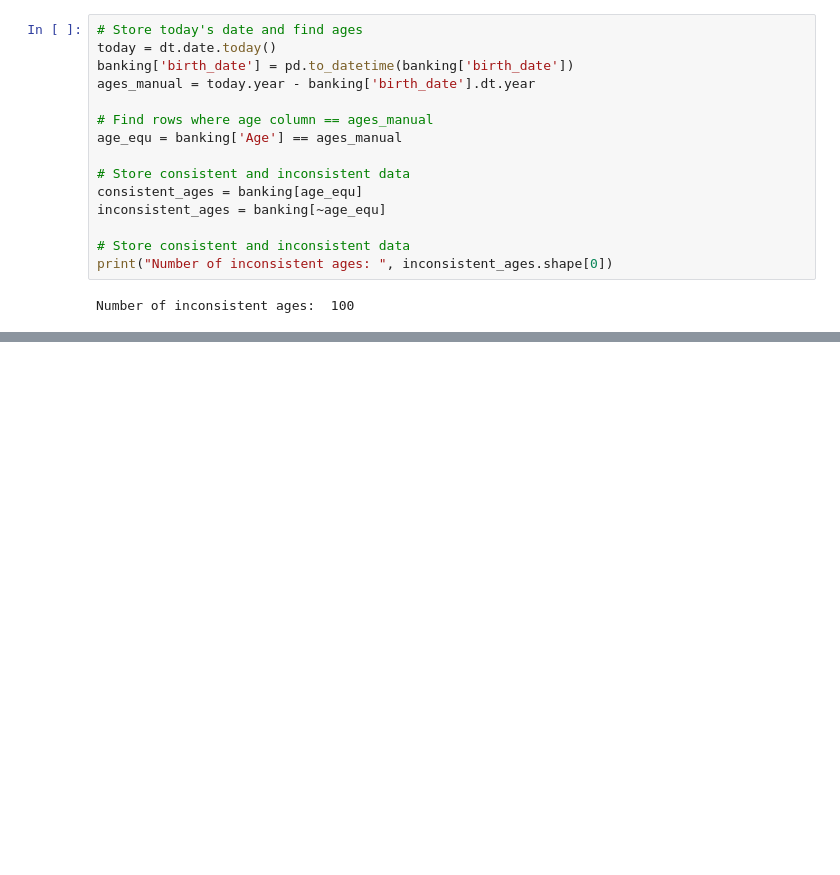
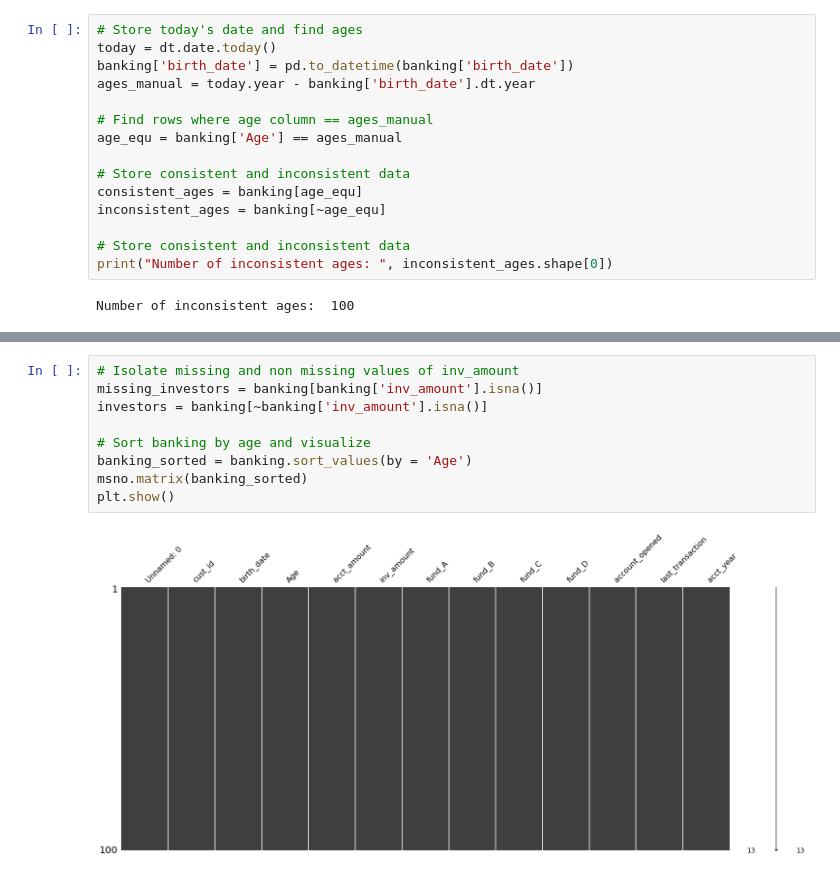
Before and after one commit to SketchQ/DataCamp_DataScience_Track, a Jupyter notebook: 13_Cleaning_Data_in_Python/Chapter_3_Advanced_data_problems.ipynb, the cells around one changed output, grey strips where cells are left out. Saved outputs shown, nothing was run; the diff lists cells and outputs as text; blank space fills up the shorter version.

```diff
--- a/13_Cleaning_Data_in_Python/Chapter_3_Advanced_data_problems.ipynb
+++ b/13_Cleaning_Data_in_Python/Chapter_3_Advanced_data_problems.ipynb
@@ -327,0 +505,11 @@ Number of inconsistent ages:  100
+# %%
+# Isolate missing and non missing values of inv_amount
+missing_investors = banking[banking['inv_amount'].isna()]
+investors = banking[~banking['inv_amount'].isna()]
+
+# Sort banking by age and visualize
+banking_sorted = banking.sort_values(by = 'Age')
+msno.matrix(banking_sorted)
+plt.show()
+# %% [output]
+[figure, added]
```
Also changed, not shown: parts of 5 cells of this notebook, 6 other files.
